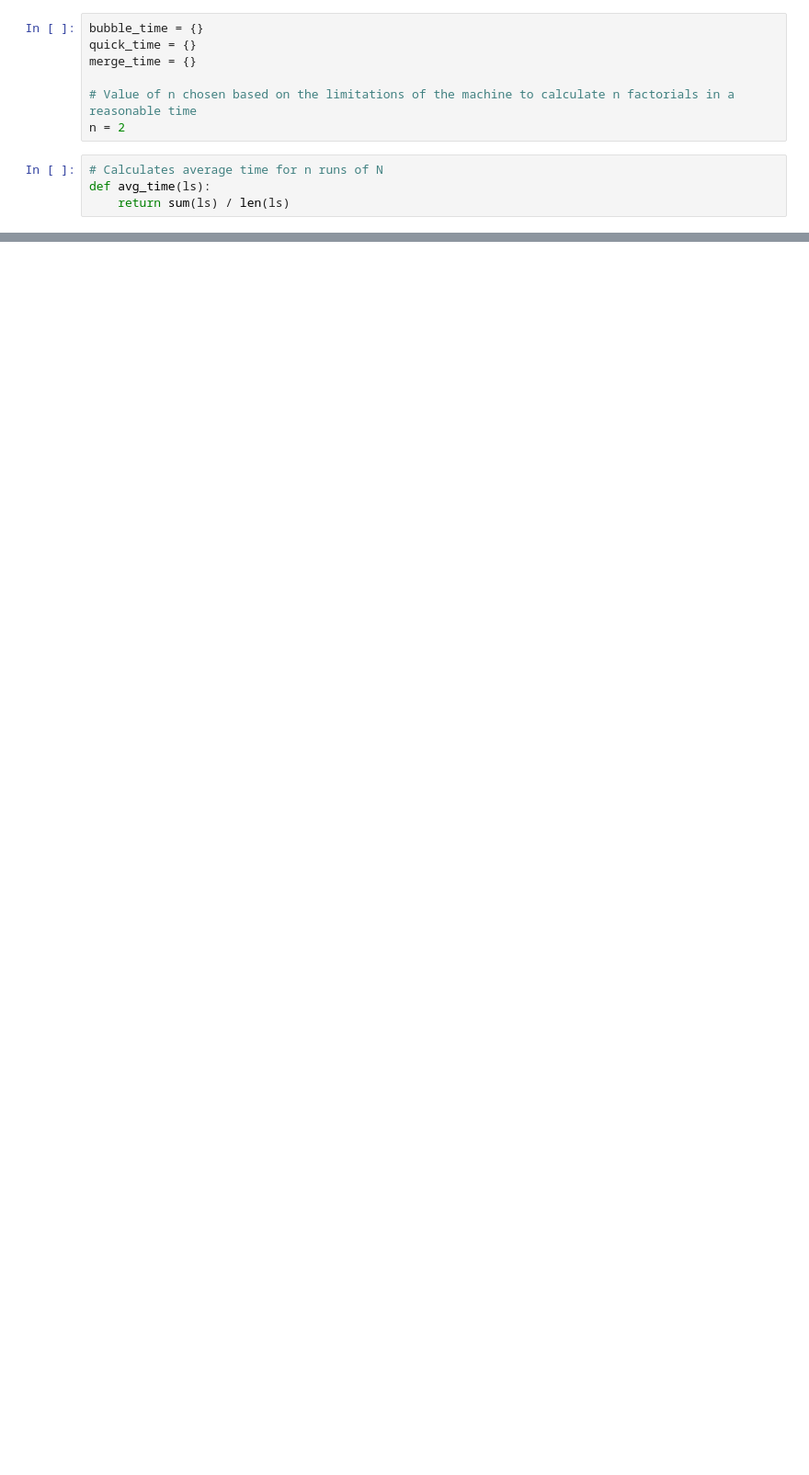
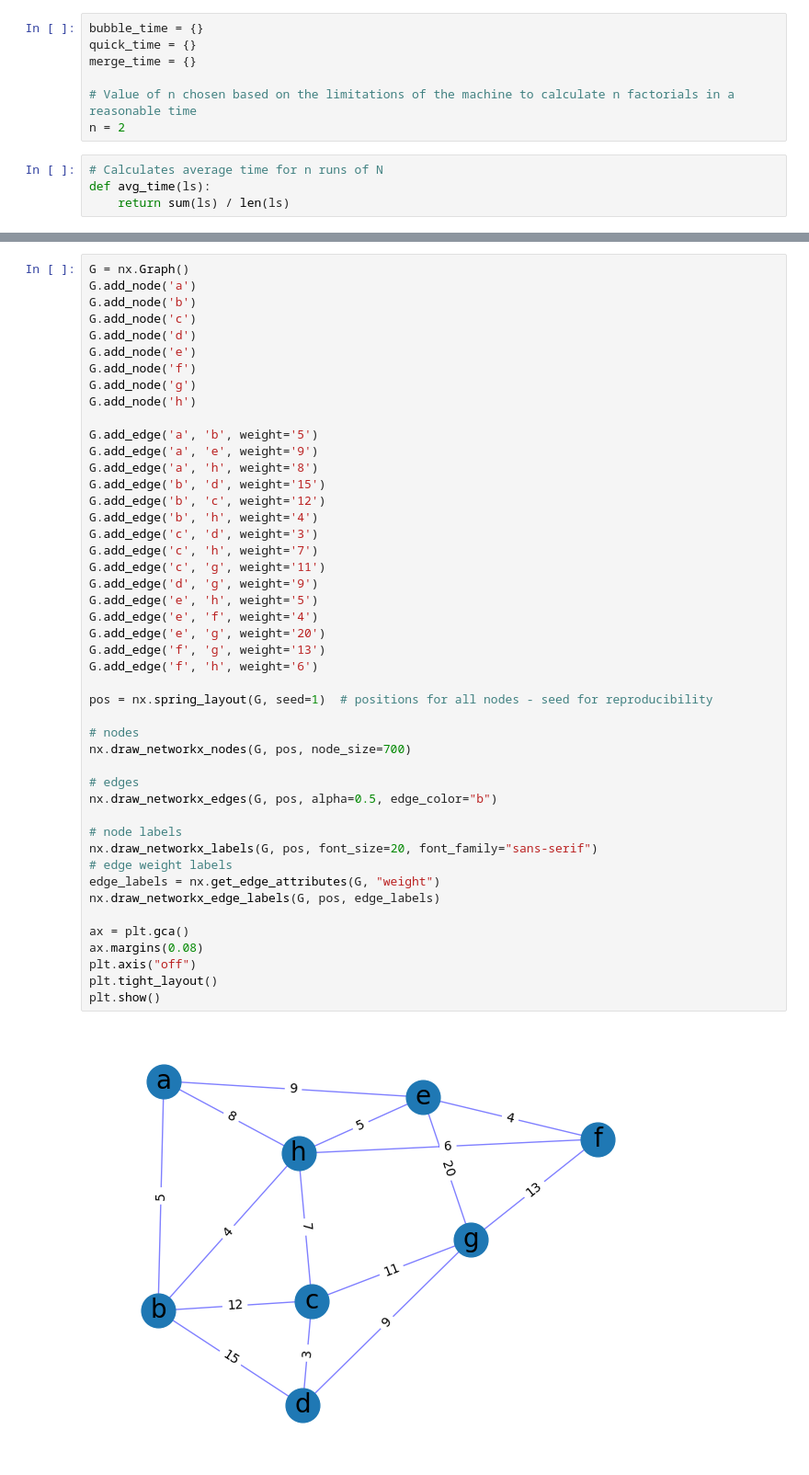
Before and after one commit to tlopesx/Data-Structures-Assignment-2, a Jupyter notebook: Assignment2.ipynb, the cells around one changed output, grey strips where cells are left out. Shown at 92% size. Drawn from its saved outputs; the diff is of its cells as text; blank space fills up the shorter version.

```diff
--- a/Assignment2.ipynb
+++ b/Assignment2.ipynb
@@ -125,0 +129,48 @@ plt.show()
+# %%
+G = nx.Graph()
+G.add_node('a')
+G.add_node('b')
+G.add_node('c')
+G.add_node('d')
+G.add_node('e')
+G.add_node('f')
+G.add_node('g')
+G.add_node('h')
+
+G.add_edge('a', 'b', weight='5')
+G.add_edge('a', 'e', weight='9')
+G.add_edge('a', 'h', weight='8')
+G.add_edge('b', 'd', weight='15')
+G.add_edge('b', 'c', weight='12')
+G.add_edge('b', 'h', weight='4')
+G.add_edge('c', 'd', weight='3')
+G.add_edge('c', 'h', weight='7')
+G.add_edge('c', 'g', weight='11')
+G.add_edge('d', 'g', weight='9')
+G.add_edge('e', 'h', weight='5')
+G.add_edge('e', 'f', weight='4')
+G.add_edge('e', 'g', weight='20')
+G.add_edge('f', 'g', weight='13')
+G.add_edge('f', 'h', weight='6')
+
+pos = nx.spring_layout(G, seed=1)  # positions for all nodes - seed for reproducibility
+
+# nodes
+nx.draw_networkx_nodes(G, pos, node_size=700)
+
+# edges
+nx.draw_networkx_edges(G, pos, alpha=0.5, edge_color="b")
+
+# node labels
+nx.draw_networkx_labels(G, pos, font_size=20, font_family="sans-serif")
+# edge weight labels
+edge_labels = nx.get_edge_attributes(G, "weight")
+nx.draw_networkx_edge_labels(G, pos, edge_labels)
+
+ax = plt.gca()
+ax.margins(0.08)
+plt.axis("off")
+plt.tight_layout()
+plt.show()
+# %% [output]
+[figure, added]
```
Also changed, not shown: parts of 6 cells of this notebook.
